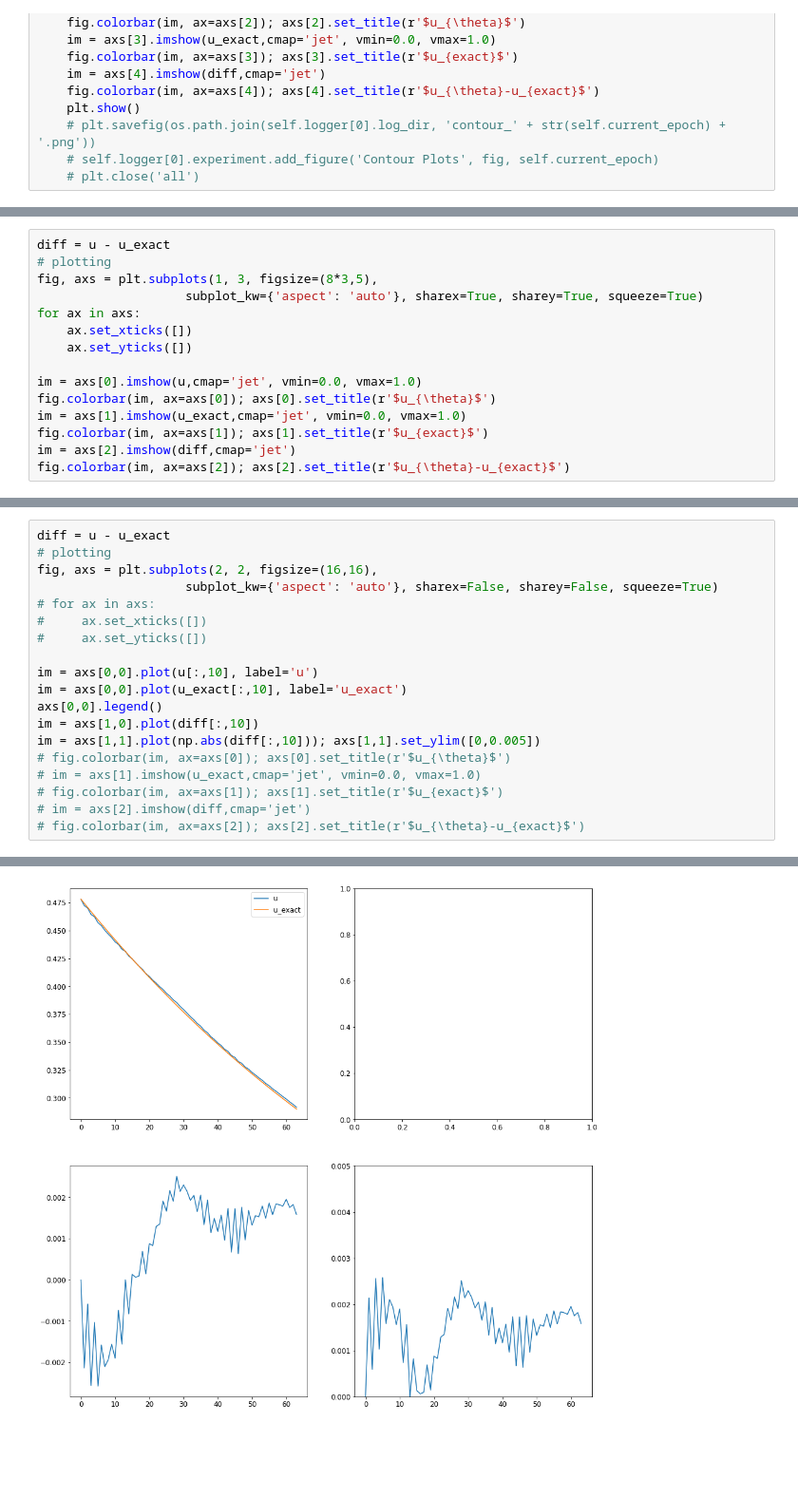
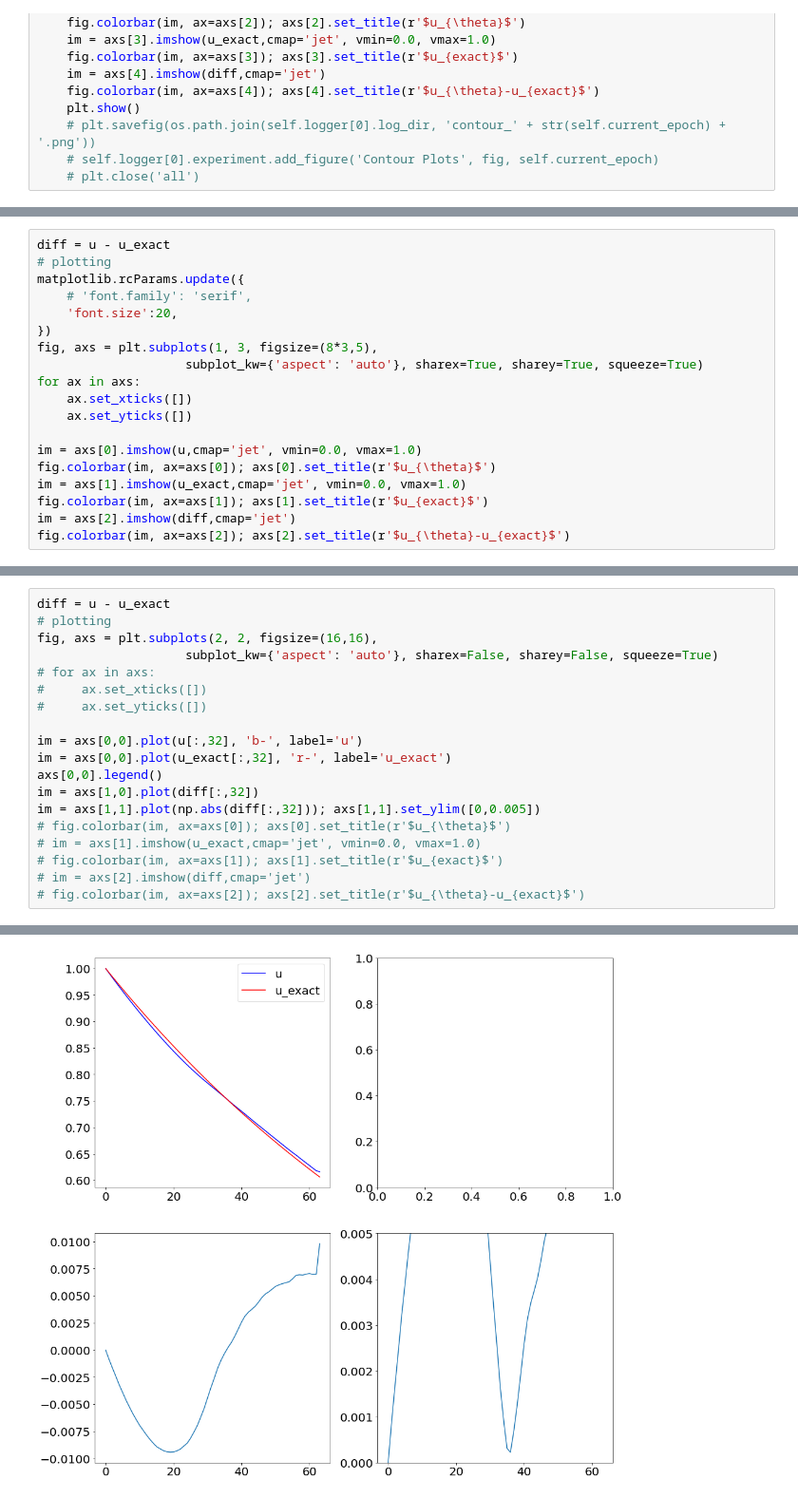
Before and after one commit to adityabalu/DiffNet, a Jupyter notebook: examples/poisson/single_instance/q_e3_st_mms_resmin.ipynb, the cells around one changed output, grey strips where cells are left out. Shown: that part at 95% size. Cells and saved outputs as stored; diff of their text form; blank space fills up the shorter version.

```diff
--- a/examples/poisson/single_instance/q_e3_st_mms_resmin.ipynb
+++ b/examples/poisson/single_instance/q_e3_st_mms_resmin.ipynb
@@ -156,6 +155,10 @@ uex.shape = (64, 64)
 # %%
 diff = u - u_exact
 # plotting
+matplotlib.rcParams.update({
+    # 'font.family': 'serif',
+    'font.size':20,
+})
 fig, axs = plt.subplots(1, 3, figsize=(8*3,5),
                     subplot_kw={'aspect': 'auto'}, sharex=True, sharey=True, squeeze=True)
 for ax in axs:
@@ -174,22 +177,22 @@ Text(0.5, 1.0, '$u_{\\theta}-u_{exact}$')
 # %%
 diff = u - u_exact
 # plotting
 fig, axs = plt.subplots(2, 2, figsize=(16,16),
                     subplot_kw={'aspect': 'auto'}, sharex=False, sharey=False, squeeze=True)
 # for ax in axs:
 #     ax.set_xticks([])
 #     ax.set_yticks([])
 
-im = axs[0,0].plot(u[:,10], label='u')
-im = axs[0,0].plot(u_exact[:,10], label='u_exact')
+im = axs[0,0].plot(u[:,32], 'b-', label='u')
+im = axs[0,0].plot(u_exact[:,32], 'r-', label='u_exact')
 axs[0,0].legend()
-im = axs[1,0].plot(diff[:,10])
-im = axs[1,1].plot(np.abs(diff[:,10])); axs[1,1].set_ylim([0,0.005])
+im = axs[1,0].plot(diff[:,32])
+im = axs[1,1].plot(np.abs(diff[:,32])); axs[1,1].set_ylim([0,0.005])
 # fig.colorbar(im, ax=axs[0]); axs[0].set_title(r'$u_{\theta}$')
 # im = axs[1].imshow(u_exact,cmap='jet', vmin=0.0, vmax=1.0)
 # fig.colorbar(im, ax=axs[1]); axs[1].set_title(r'$u_{exact}$')
 # im = axs[2].imshow(diff,cmap='jet')
 # fig.colorbar(im, ax=axs[2]); axs[2].set_title(r'$u_{\theta}-u_{exact}$')
 # %% [output]
 (0.0, 0.005)
-[figure, old version]
+[figure, new version]
```
Also changed, not shown: parts of 3 cells of this notebook, 1 other file.
